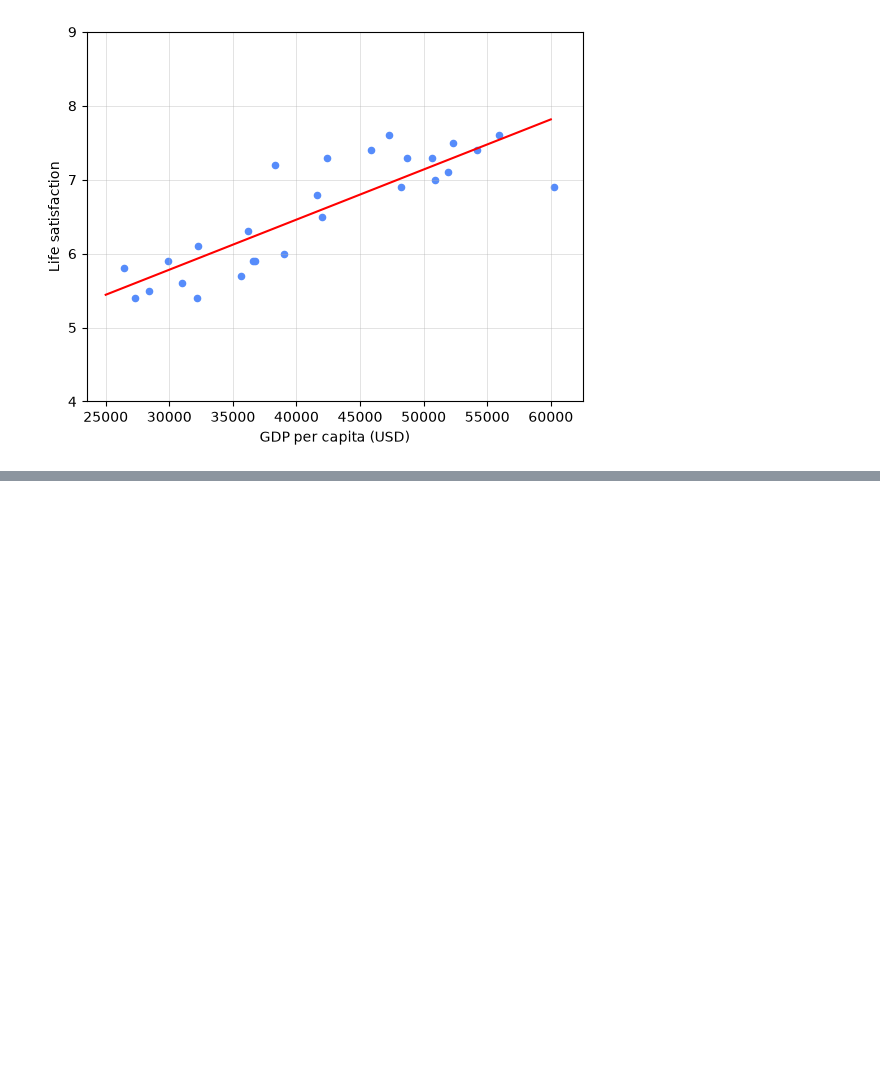
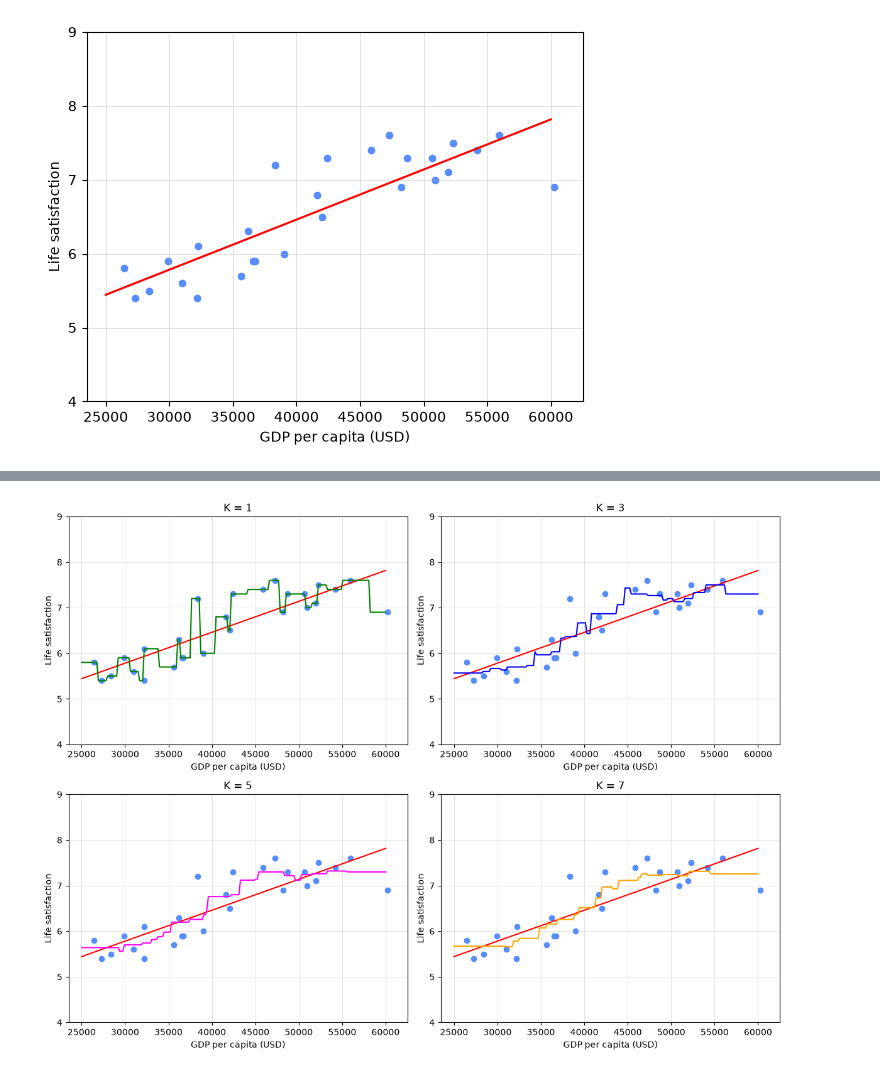
Before and after one commit to NoeBerdoz/FTP_MachLe, a Jupyter notebook: PW2/pw_resources/ex5-regression-knn/regression-knn-stud.ipynb, the cells around one changed output, grey strips where cells are left out. Drawn from its saved outputs; the diff is of its cells as text; code cells hidden in the pictures; blank space fills up the shorter version.

```diff
--- a/PW2/pw_resources/ex5-regression-knn/regression-knn-stud.ipynb
+++ b/PW2/pw_resources/ex5-regression-knn/regression-knn-stud.ipynb
@@ -195,0 +204,16 @@ plt.show()
+# %%
+fig, axes = plt.subplots(2, 2, figsize=(12, 9))
+curves = [(1, y_hat_1, "green"), (3, y_hat_3, "blue"), (5, y_hat_5, "magenta"), (7, y_hat_7, "orange")]
+for ax, (k, y_hat, color) in zip(axes.flat, curves):
+    ax.scatter(X, y)
+    ax.plot(X_test, y_test, color="red")
+    ax.plot(X_test, y_hat, color=color)
+    ax.set_title(f"K = {k}")
+    ax.axis([23_500, 62_500, 4, 9])
+    ax.grid(True)
+    ax.set_xlabel("GDP per capita (USD)")
+    ax.set_ylabel("Life satisfaction")
+plt.tight_layout()
+plt.show()
+# %% [output]
+[figure, added]
```
Also changed, not shown: parts of 12 cells of this notebook.
